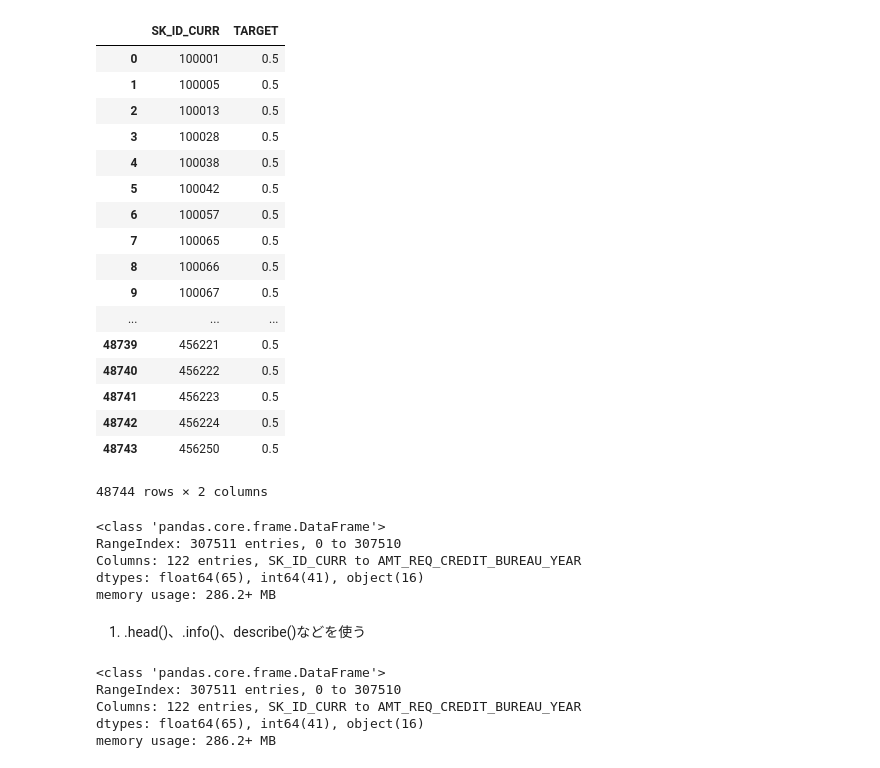
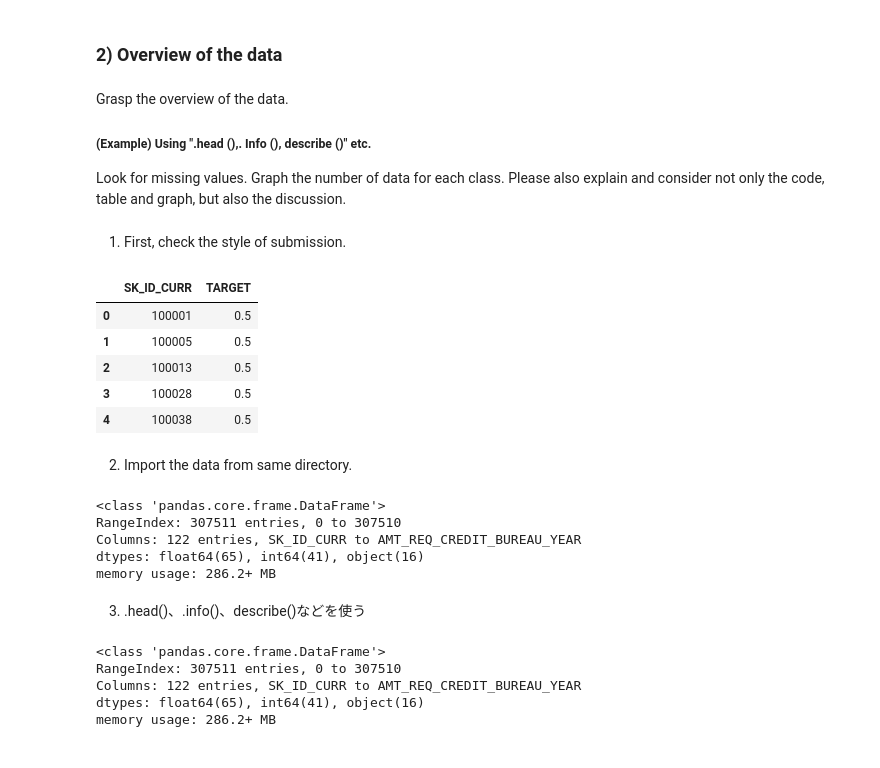
Before and after one commit to Yohei-Kawakami/diveintocode-ml, a Jupyter notebook: week3/week3-session.ipynb, the cells around one changed output. Cells and saved outputs as stored; diff of their text form; code cells hidden in the pictures.

Commit message:
(#4) submission

```diff
--- a/week3/week3-session.ipynb
+++ b/week3/week3-session.ipynb
@@ -27,3 +19,12 @@
+# %% [markdown]
+### 2) Overview  of the data
+# %% [markdown]
+Grasp the overview of the data.
+
+##### (Example) Using ".head (),. Info (), describe ()" etc.
+Look for missing values.
+Graph the number of data for each class.
+Please also explain and consider not only the code, table and graph, but also the discussion.
 # %%
 # import necessary modul
 import numpy as np
@@ -37,29 +40,21 @@ import missingno as msno
 import matplotlib.pyplot as plt
 import matplotlib.cm as cm
 %matplotlib inline
+# %% [markdown]
+1) First, check the style of submission.
 # %%
 df_submission = pd.read_csv('sample_submission.csv')
 # %%
-df_submission
+df_submission.head()
 # %% [output]
 |  | SK_ID_CURR | TARGET |
 | 0 | 100001 | 0.5 |
 | 1 | 100005 | 0.5 |
 | 2 | 100013 | 0.5 |
 | 3 | 100028 | 0.5 |
 | 4 | 100038 | 0.5 |
-| 5 | 100042 | 0.5 |
-| 6 | 100057 | 0.5 |
-| 7 | 100065 | 0.5 |
-| 8 | 100066 | 0.5 |
-| 9 | 100067 | 0.5 |
-| ... | ... | ... |
-| 48739 | 456221 | 0.5 |
-| 48740 | 456222 | 0.5 |
-| 48741 | 456223 | 0.5 |
-| 48742 | 456224 | 0.5 |
-| 48743 | 456250 | 0.5 |
-48744 rows × 2 columns
+# %% [markdown]
+2) Import the data from same directory.
 # %%
 df_train = pd.read_csv('application_train.csv')
 # %%
@@ -77,7 +72,7 @@ Columns: 122 entries, SK_ID_CURR to AMT_REQ_CREDIT_BUREAU_YEAR
 dtypes: float64(65), int64(41), object(16)
 memory usage: 286.2+ MB
 # %% [markdown]
-1) .head()、.info()、describe()などを使う
+3) .head()、.info()、describe()などを使う
 # %%
 df_train.info()
 # %% [output]
```
Also changed, not shown: parts of 93 cells of this notebook.
